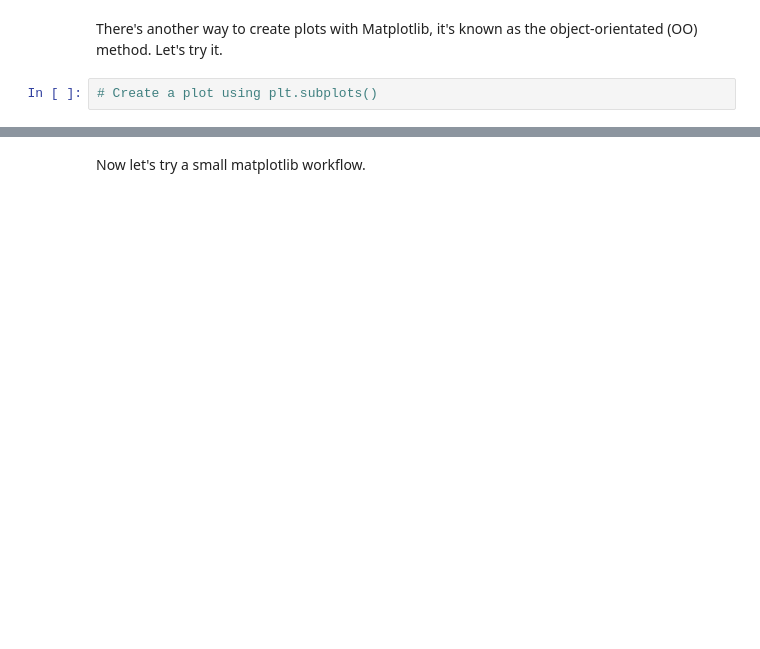
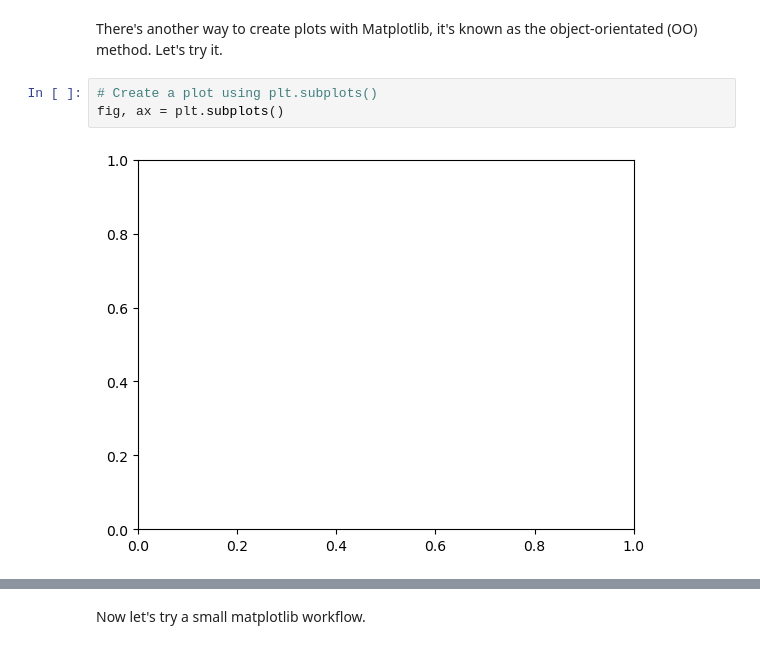
Before and after one commit to bineshburjamagar/data-science-journey, a Jupyter notebook: matplotlib assignments/matplotlib-exercises.ipynb, the cells around one changed output, grey strips where cells are left out. Drawn from its saved outputs; the diff is of its cells as text; blank space fills up the shorter version.

```diff
--- a/matplotlib assignments/matplotlib-exercises.ipynb
+++ b/matplotlib assignments/matplotlib-exercises.ipynb
@@ -31,5 +40,8 @@ plt.plot(1,2)
 There's another way to create plots with Matplotlib, it's known as the object-orientated (OO) method. Let's try it.
 # %%
 # Create a plot using plt.subplots()
+fig, ax = plt.subplots()
+# %% [output]
+[figure, added]
 # %%
 # Create a plot using plt.subplots() and then add X & y on the axes
```
Also changed, not shown: parts of 41 cells of this notebook, 4 other files.
